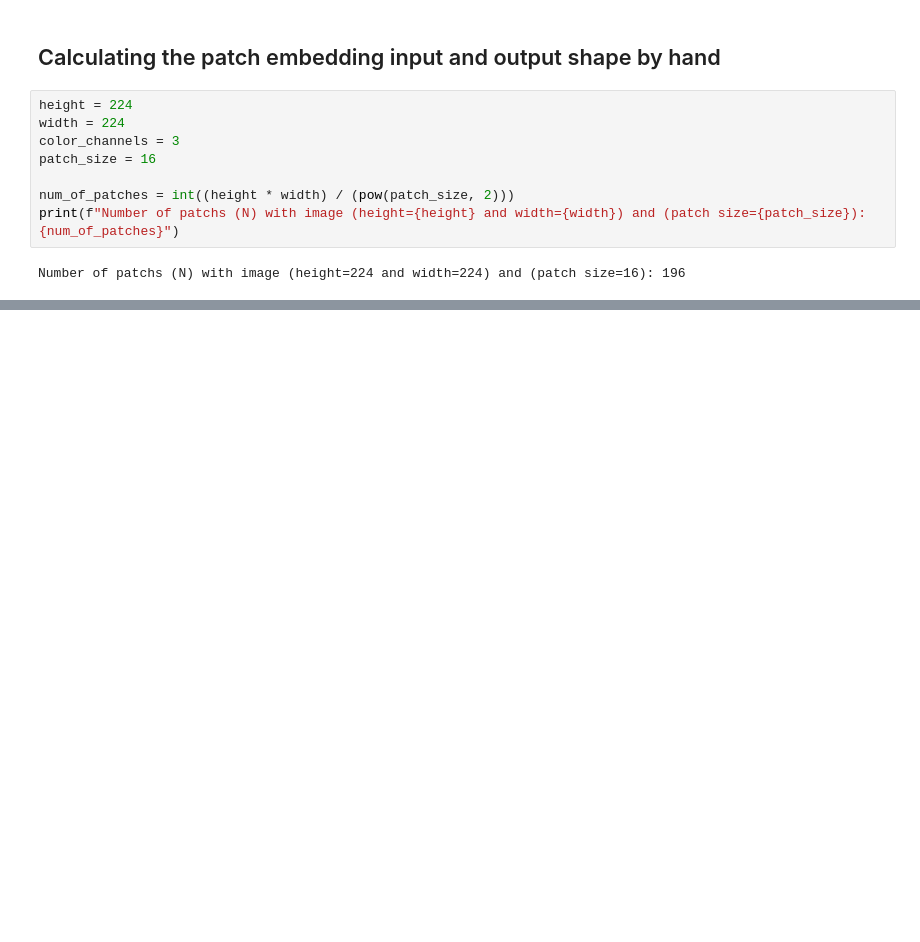
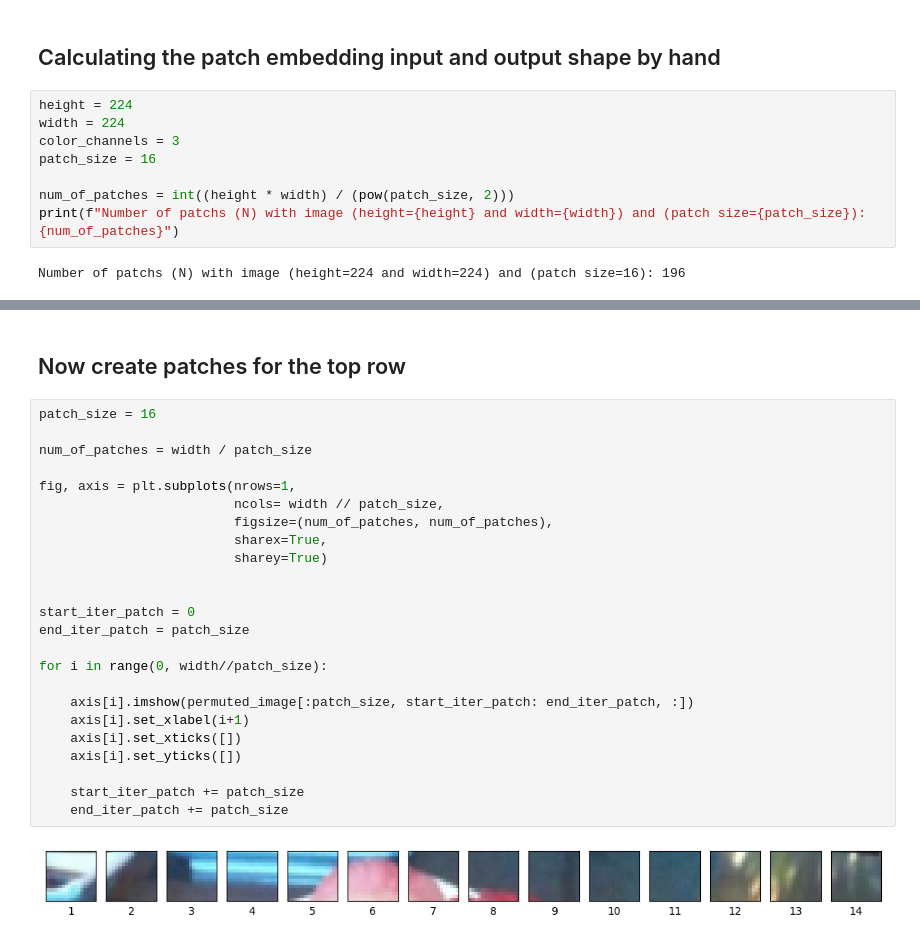
Before and after one commit to MuhammadAbuBakarQureshi/Machine-Learning, a Jupyter notebook: PyTorch/14-Transformers-Replicating-Paper.ipynb, the cells around one changed output, grey strips where cells are left out. Cells and saved outputs as stored; diff of their text form; blank space fills up the shorter version.

```diff
--- a/PyTorch/14-Transformers-Replicating-Paper.ipynb
+++ b/PyTorch/14-Transformers-Replicating-Paper.ipynb
@@ -88,0 +120,28 @@ Number of patchs (N) with image (height=224 and width=224) and (patch size=16):
+# %% [markdown]
+## Now create patches for the top row
+# %%
+patch_size = 16
+
+num_of_patches = width / patch_size
+
+fig, axis = plt.subplots(nrows=1,
+                         ncols= width // patch_size,
+                         figsize=(num_of_patches, num_of_patches),
+                         sharex=True,
+                         sharey=True)
+
+
+start_iter_patch = 0
+end_iter_patch = patch_size
+
+for i in range(0, width//patch_size):
+
+    axis[i].imshow(permuted_image[:patch_size, start_iter_patch: end_iter_patch, :])
+    axis[i].set_xlabel(i+1)
+    axis[i].set_xticks([])
+    axis[i].set_yticks([])
+
+    start_iter_patch += patch_size
+    end_iter_patch += patch_size
+# %% [output]
+[figure, added]
```
Also changed, not shown: parts of 8 cells of this notebook.
